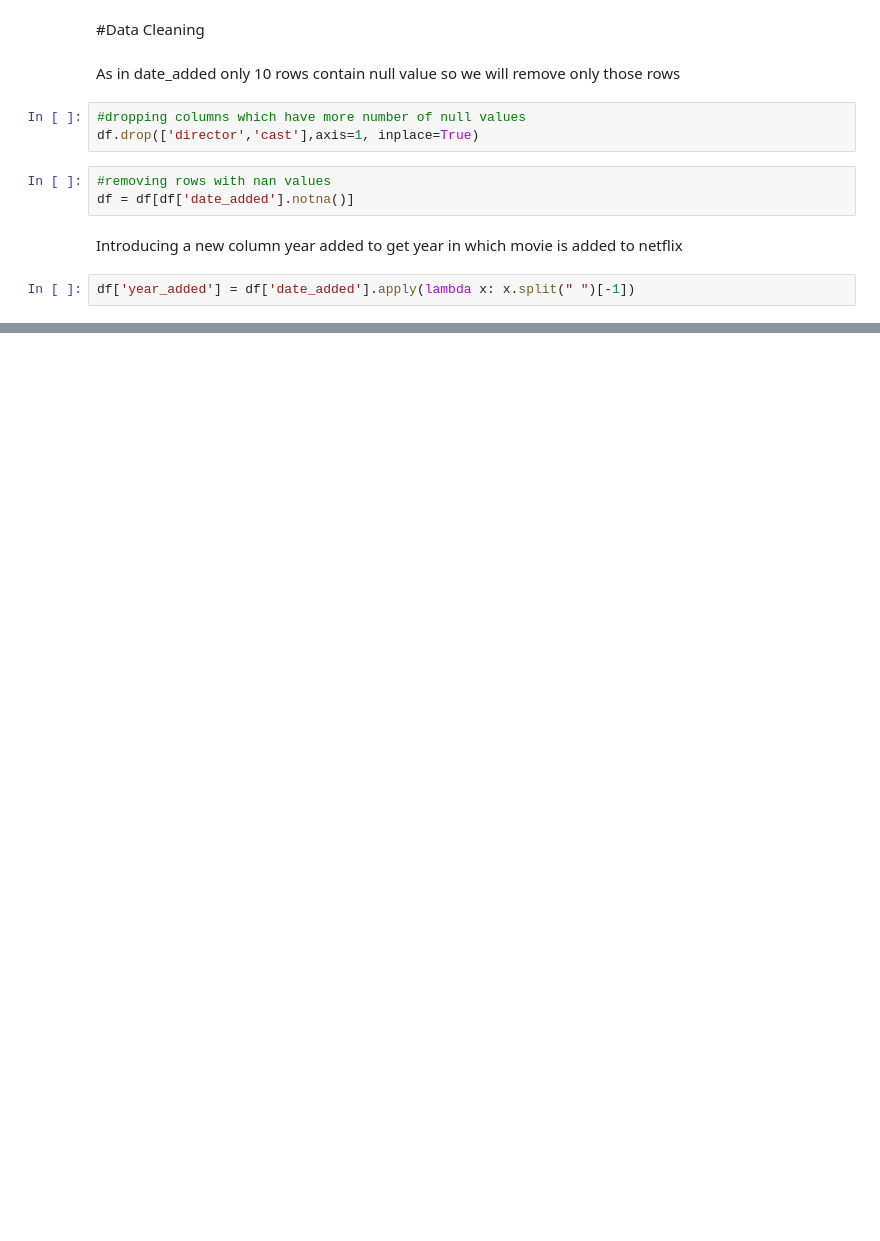
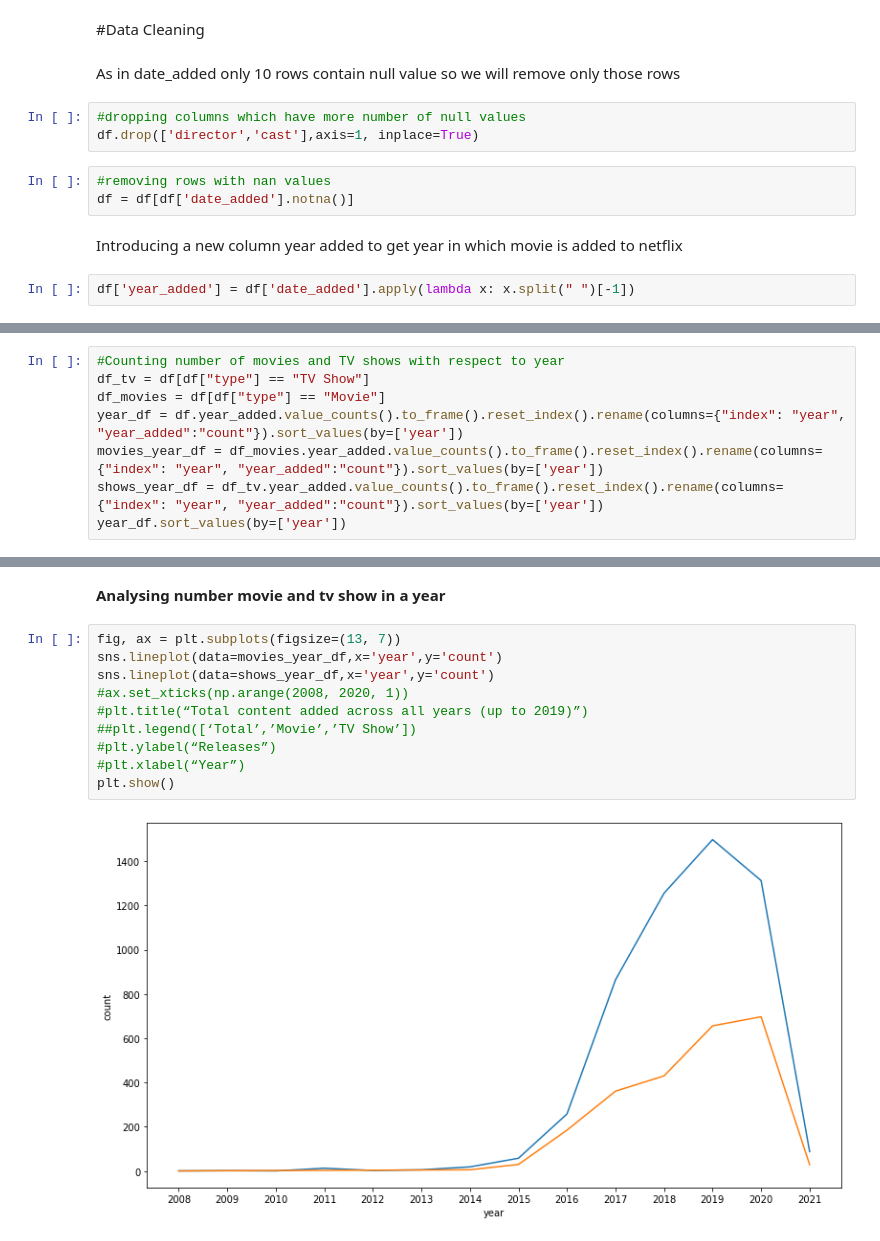
Before and after one commit to shakib68/Netflix-capstone4, a Jupyter notebook: Copy_of_NETFLIX_MOVIES_AND_TV_SHOWS_CLUSTERING.ipynb, the cells around one changed output, grey strips where cells are left out. Drawn from its saved outputs; the diff is of its cells as text; blank space fills up the shorter version.

```diff
--- a/Copy_of_NETFLIX_MOVIES_AND_TV_SHOWS_CLUSTERING.ipynb
+++ b/Copy_of_NETFLIX_MOVIES_AND_TV_SHOWS_CLUSTERING.ipynb
@@ -189,0 +216,8 @@ df['year_added'] = df['date_added'].apply(lambda x: x.split(" ")[-1])
+# %%
+#Counting number of movies and TV shows with respect to year
+df_tv = df[df["type"] == "TV Show"]
+df_movies = df[df["type"] == "Movie"]
+year_df = df.year_added.value_counts().to_frame().reset_index().rename(columns={"index": "year", "year_added":"count"}).sort_values(by=['year'])
+movies_year_df = df_movies.year_added.value_counts().to_frame().reset_index().rename(columns={"index": "year", "year_added":"count"}).sort_values(by=['year'])
+shows_year_df = df_tv.year_added.value_counts().to_frame().reset_index().rename(columns={"index": "year", "year_added":"count"}).sort_values(by=['year'])
+year_df.sort_values(by=['year'])
@@ -189,0 +240,14 @@ df['year_added'] = df['date_added'].apply(lambda x: x.split(" ")[-1])
+# %% [markdown]
+**Analysing number movie and tv show in a year**
+# %%
+fig, ax = plt.subplots(figsize=(13, 7))
+sns.lineplot(data=movies_year_df,x='year',y='count')
+sns.lineplot(data=shows_year_df,x='year',y='count')
+#ax.set_xticks(np.arange(2008, 2020, 1))
+#plt.title(“Total content added across all years (up to 2019)”)
+##plt.legend([‘Total’,’Movie’,’TV Show’])
+#plt.ylabel(“Releases”)
+#plt.xlabel(“Year”)
+plt.show()
+# %% [output]
+[figure, added]
```
Also changed, not shown: parts of 13 cells of this notebook.
